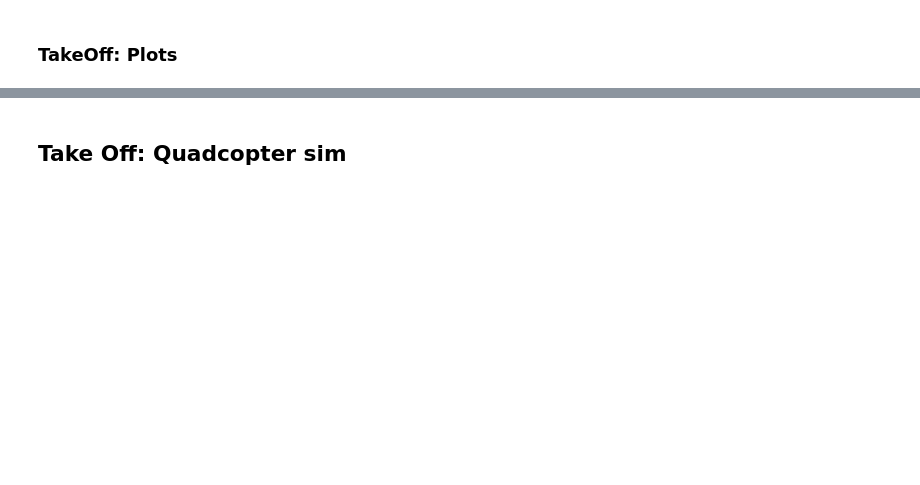
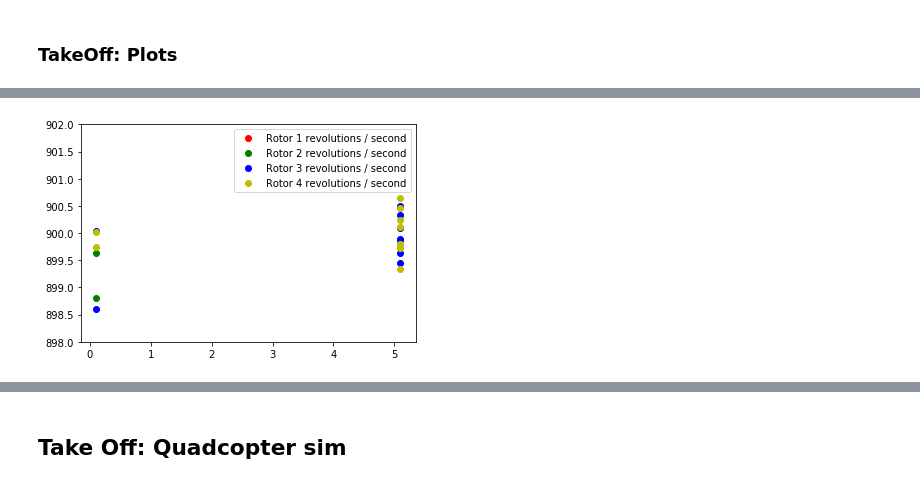
Before and after one commit to vykozlov/RL-Quadcopter-2, a Jupyter notebook: Quadcopter_Project.ipynb, the cells around one changed output, grey strips where cells are left out. Cells and saved outputs as stored; diff of their text form; code cells hidden in the pictures; blank space fills up the shorter version.

```diff
--- a/Quadcopter_Project.ipynb
+++ b/Quadcopter_Project.ipynb
@@ -293,7 +316,11 @@ _ = plt.ylim()
 # %%
-plt.plot(results['time'], results['rotor_speed1'], label='Rotor 1 revolutions / second')
-plt.plot(results['time'], results['rotor_speed2'], label='Rotor 2 revolutions / second')
-plt.plot(results['time'], results['rotor_speed3'], label='Rotor 3 revolutions / second')
-plt.plot(results['time'], results['rotor_speed4'], label='Rotor 4 revolutions / second')
+plt.plot(results['time'], results['rotor_speed1'], 'ro', label='Rotor 1 revolutions / second')
+plt.plot(results['time'], results['rotor_speed2'], 'go', label='Rotor 2 revolutions / second')
+plt.plot(results['time'], results['rotor_speed3'], 'bo', label='Rotor 3 revolutions / second')
+plt.plot(results['time'], results['rotor_speed4'], 'yo', label='Rotor 4 revolutions / second')
 plt.legend()
+plt.ylim(898,902)
+#plt.ylim(-1,1)
 _ = plt.ylim()
+# %% [output]
+[figure, added]
```
Also changed, not shown: parts of 12 cells of this notebook, 2 other files.
